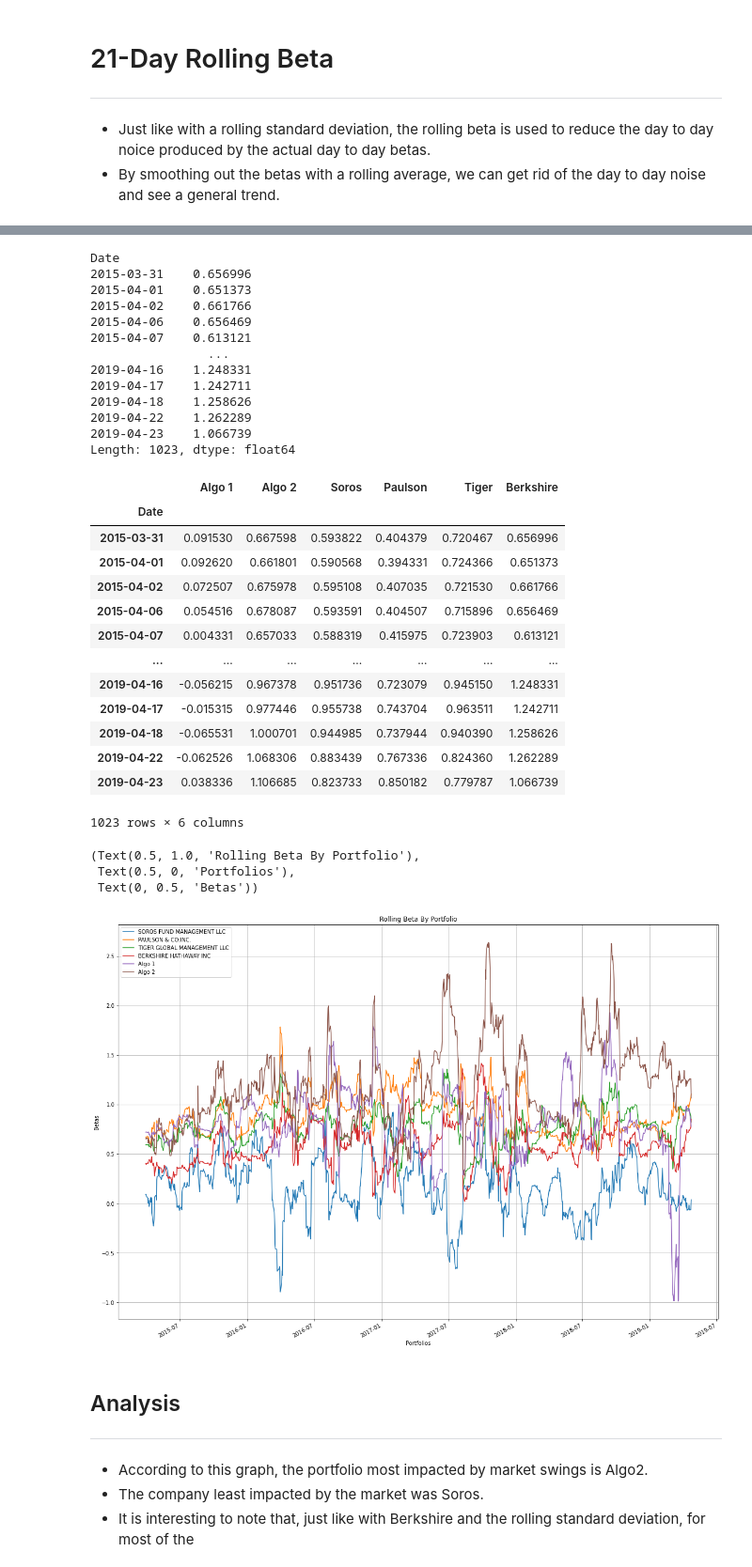
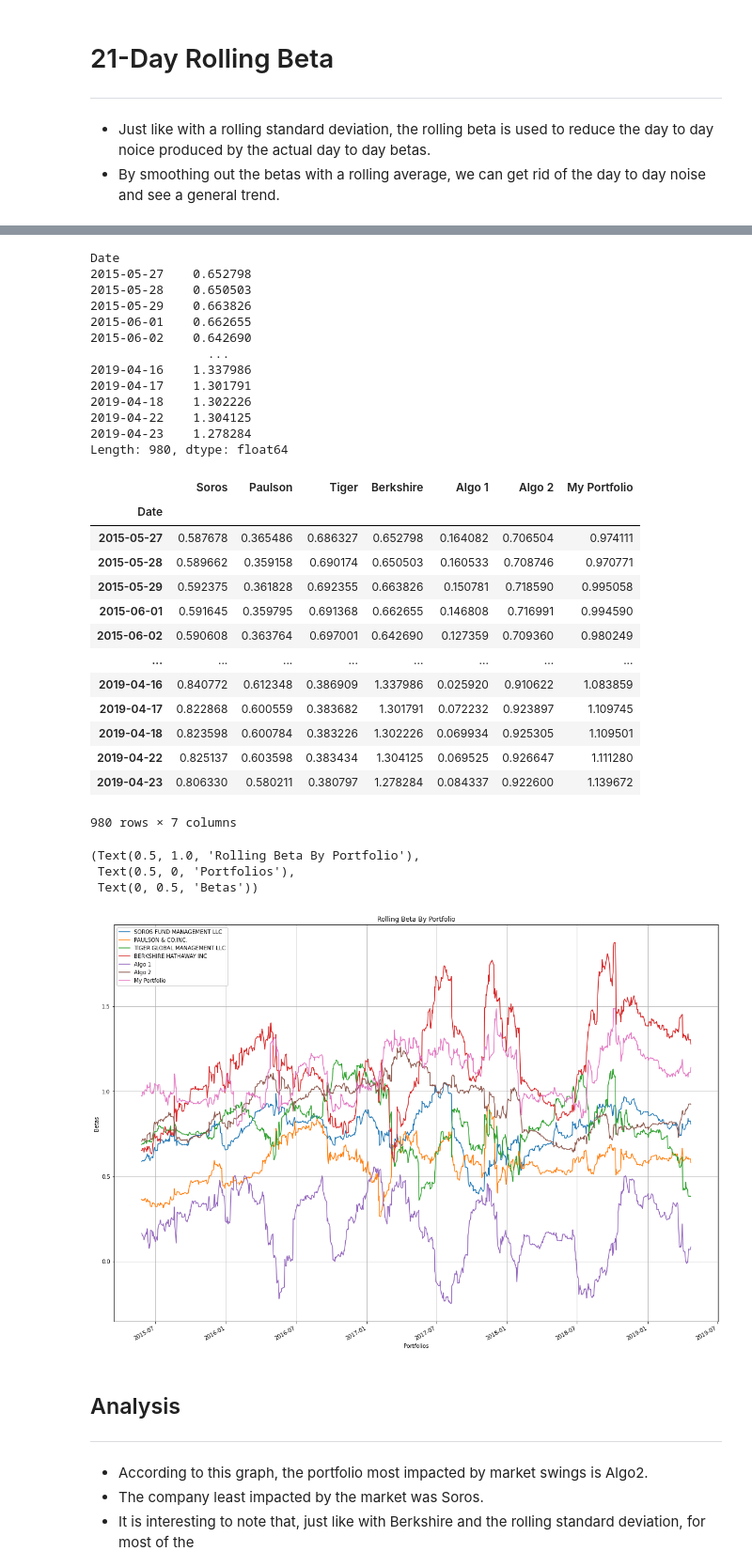
Before and after one commit to Tylryan/Portfolio_Analysis, a Jupyter notebook: main_jupyter.ipynb, the cells around one changed output, grey strips where cells are left out. Shown at 94% size. Drawn from its saved outputs; the diff is of its cells as text; code cells hidden in the pictures.

```diff
--- a/main_jupyter.ipynb
+++ b/main_jupyter.ipynb
@@ -496,5 +551,5 @@ Length: 1023, dtype: float64
 # %%
-tiger_rolling_beta = rollingBeta(tiger_fund,sp500,21)
+tiger_rolling_beta = rollingBeta(tiger_fund,sp500,60)
 tiger_rolling_beta
 # %% [output]
 Date
@@ -513,40 +568,46 @@ Length: 1023, dtype: float64
 # %%
-berkshire_rolling_beta = rollingBeta(berkshire_fund,sp500,21)
+berkshire_rolling_beta = rollingBeta(berkshire_fund,sp500,60)
 berkshire_rolling_beta
 # %% [output]
 Date
-2015-03-31    0.656996
-2015-04-01    0.651373
-2015-04-02    0.661766
-2015-04-06    0.656469
-2015-04-07    0.613121
+2015-05-27    0.652798
+2015-05-28    0.650503
+2015-05-29    0.663826
+2015-06-01    0.662655
+2015-06-02    0.642690
                 ...
-2019-04-16    1.248331
-2019-04-17    1.242711
-2019-04-18    1.258626
-2019-04-22    1.262289
-2019-04-23    1.066739
-Length: 1023, dtype: float64
+2019-04-16    1.337986
+2019-04-17    1.301791
+2019-04-18    1.302226
+2019-04-22    1.304125
+2019-04-23    1.278284
+Length: 980, dtype: float64
+# %%
+my_rolling_beta = rollingBeta(my_portfolio,sp500,60)
 # %%
-all_rolling_betas = pd.concat([algo1_rolling_beta,algo2_rolling_beta,
-                               soros_rolling_beta,paulson_rolling_beta,
-                               tiger_rolling_beta,berkshire_rolling_beta],
+all_rolling_betas = pd.concat([soros_rolling_beta,
+                               paulson_rolling_beta,
+                               tiger_rolling_beta,
+                               berkshire_rolling_beta,
+                               algo1_rolling_beta,
+                               algo2_rolling_beta,
+                               my_rolling_beta],
                               axis = 'columns',
                               join = 'inner')
-all_rolling_betas.columns = ['Algo 1',' Algo 2','Soros','Paulson','Tiger','Berkshire']
+all_rolling_betas.columns = ['Soros','Paulson','Tiger','Berkshire','Algo 1',' Algo 2','My Portfolio']
 all_rolling_betas
 # %% [output]
-|  | Algo 1 | Algo 2 | Soros | Paulson | Tiger | Berkshire |
-| Date |  |  |  |  |  |  |
-| 2015-03-31 | 0.091530 | 0.667598 | 0.593822 | 0.404379 | 0.720467 | 0.656996 |
-| 2015-04-01 | 0.092620 | 0.661801 | 0.590568 | 0.394331 | 0.724366 | 0.651373 |
-| 2015-04-02 | 0.072507 | 0.675978 | 0.595108 | 0.407035 | 0.721530 | 0.661766 |
-| 2015-04-06 | 0.054516 | 0.678087 | 0.593591 | 0.404507 | 0.715896 | 0.656469 |
-| 2015-04-07 | 0.004331 | 0.657033 | 0.588319 | 0.415975 | 0.723903 | 0.613121 |
-| ... | ... | ... | ... | ... | ... | ... |
-| 2019-04-16 | -0.056215 | 0.967378 | 0.951736 | 0.723079 | 0.945150 | 1.248331 |
-| 2019-04-17 | -0.015315 | 0.977446 | 0.955738 | 0.743704 | 0.963511 | 1.242711 |
-| 2019-04-18 | -0.065531 | 1.000701 | 0.944985 | 0.737944 | 0.940390 | 1.258626 |
-| 2019-04-22 | -0.062526 | 1.068306 | 0.883439 | 0.767336 | 0.824360 | 1.262289 |
-| 2019-04-23 | 0.038336 | 1.106685 | 0.823733 | 0.850182 | 0.779787 | 1.066739 |
+|  | Soros | Paulson | Tiger | Berkshire | Algo 1 | Algo 2 | My Portfolio |
+| Date |  |  |  |  |  |  |  |
+| 2015-05-27 | 0.587678 | 0.365486 | 0.686327 | 0.652798 | 0.164082 | 0.706504 | 0.974111 |
+| 2015-05-28 | 0.589662 | 0.359158 | 0.690174 | 0.650503 | 0.160533 | 0.708746 | 0.970771 |
+| 2015-05-29 | 0.592375 | 0.361828 | 0.692355 | 0.663826 | 0.150781 | 0.718590 | 0.995058 |
+| 2015-06-01 | 0.591645 | 0.359795 | 0.691368 | 0.662655 | 0.146808 | 0.716991 | 0.994590 |
+| 2015-06-02 | 0.590608 | 0.363764 | 0.697001 | 0.642690 | 0.127359 | 0.709360 | 0.980249 |
+| ... | ... | ... | ... | ... | ... | ... | ... |
+| 2019-04-16 | 0.840772 | 0.612348 | 0.386909 | 1.337986 | 0.025920 | 0.910622 | 1.083859 |
+| 2019-04-17 | 0.822868 | 0.600559 | 0.383682 | 1.301791 | 0.072232 | 0.923897 | 1.109745 |
+| 2019-04-18 | 0.823598 | 0.600784 | 0.383226 | 1.302226 | 0.069934 | 0.925305 | 1.109501 |
+| 2019-04-22 | 0.825137 | 0.603598 | 0.383434 | 1.304125 | 0.069525 | 0.926647 | 1.111280 |
+| 2019-04-23 | 0.806330 | 0.580211 | 0.380797 | 1.278284 | 0.084337 | 0.922600 | 1.139672 |
-1023 rows × 6 columns
+980 rows × 7 columns
@@ -556,12 +614,12 @@ all_rolling_betas
 # %%
-all_rolling_betas.columns = ['SOROS FUND MANAGEMENT LLC','PAULSON & CO.INC.','TIGER GLOBAL MANAGEMENT LLC','BERKSHIRE HATHAWAY INC','Algo 1', 'Algo 2']
+all_rolling_betas.columns = ['SOROS FUND MANAGEMENT LLC','PAULSON & CO.INC.','TIGER GLOBAL MANAGEMENT LLC','BERKSHIRE HATHAWAY INC','Algo 1', 'Algo 2','My Portfolio']
 all_rolling_betas.plot(figsize = (20,15), grid = True, subplots =False)
 graph('Rolling Beta By Portfolio','Portfolios','Betas')
 # %% [output]
 (Text(0.5, 1.0, 'Rolling Beta By Portfolio'),
  Text(0.5, 0, 'Portfolios'),
  Text(0, 0.5, 'Betas'))
-[figure, old version]
+[figure, new version]
 # %% [markdown]
 ## Analysis
 ---
```
Also changed, not shown: parts of 39 cells of this notebook, 8 other files.
